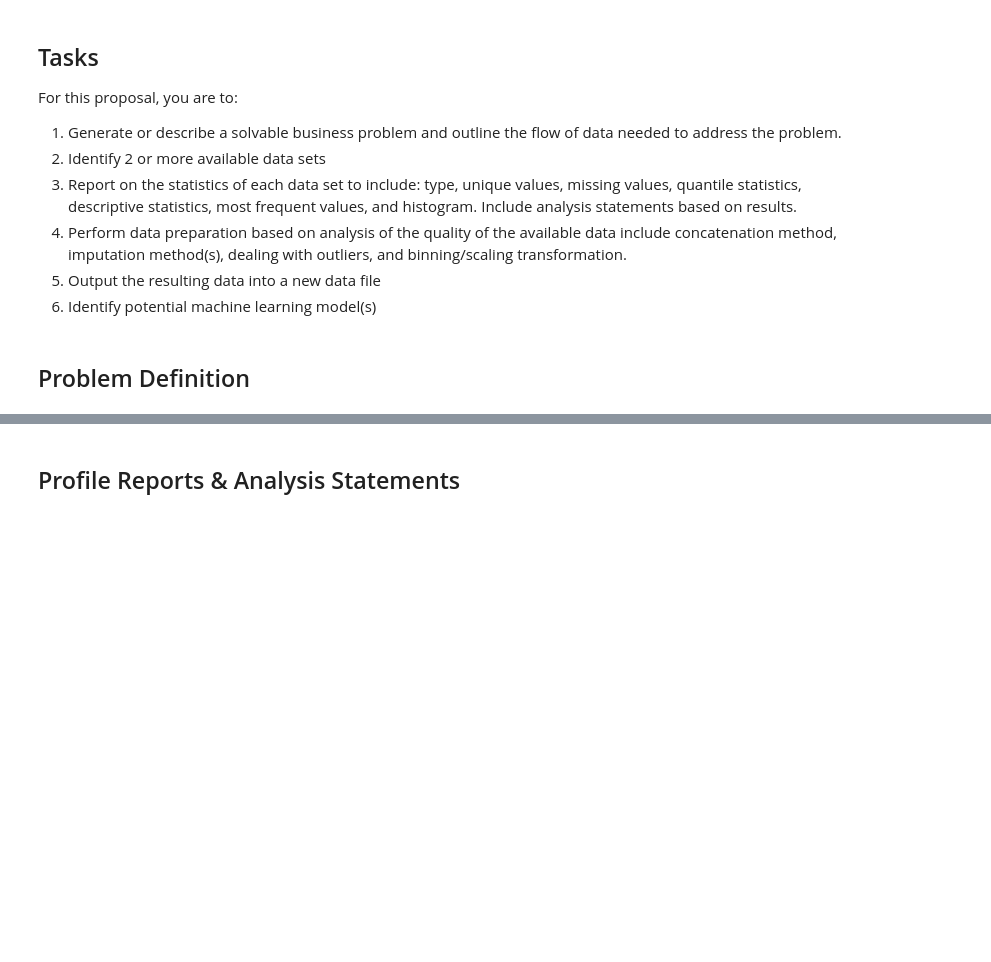
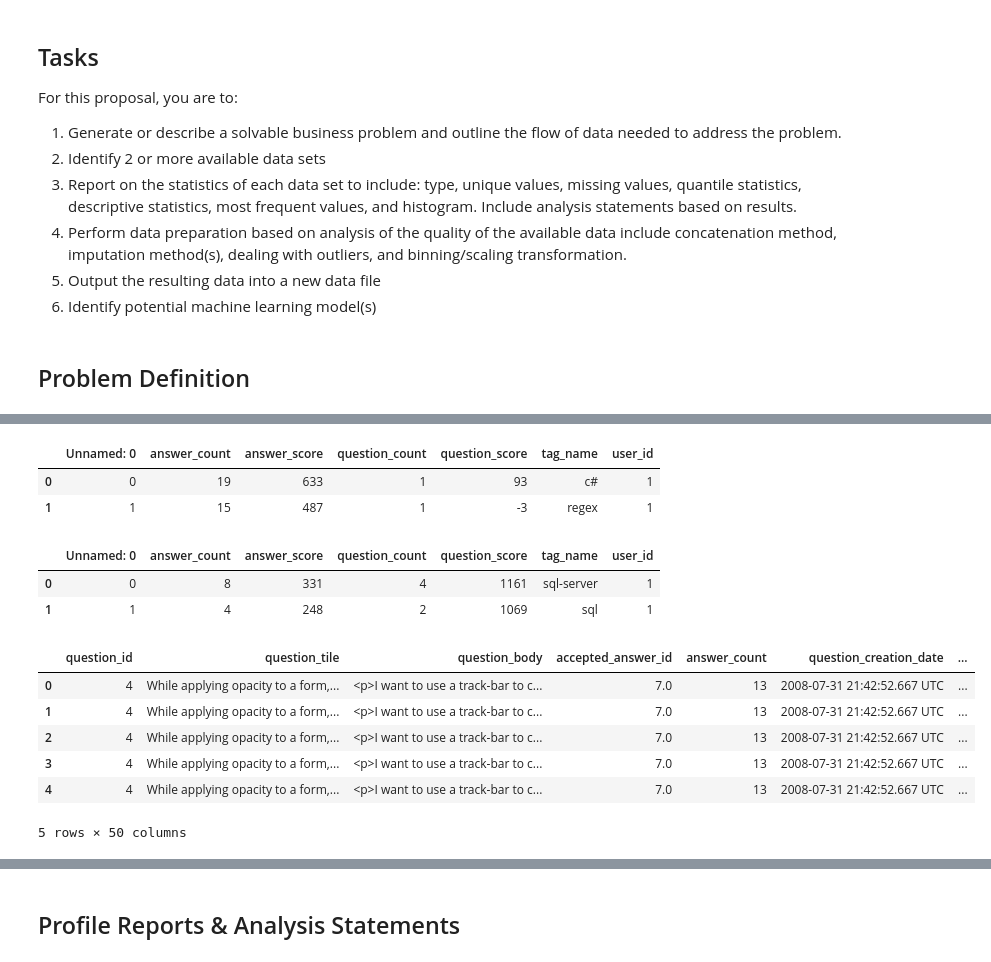
Before and after one commit to dparks-seattletimes/DATASCI420-milestone, a Jupyter notebook: Studentname-M01-Capstone-Proposal.ipynb, the cells around one changed output, grey strips where cells are left out. Drawn from its saved outputs; the diff is of its cells as text; code cells hidden in the pictures; blank space fills up the shorter version.

```diff
--- a/Studentname-M01-Capstone-Proposal.ipynb
+++ b/Studentname-M01-Capstone-Proposal.ipynb
@@ -61,0 +100,27 @@ question_data = "https://storage.googleapis.com/stackex/top_questions_tags.csv"
+# %%
+# Preview Answer Data
+# print(df_ans.dtypes)
+df_ans.head(2)
+# %% [output]
+|  | Unnamed: 0 | answer_count | answer_score | question_count | question_score | tag_name | user_id |
+| 0 | 0 | 19 | 633 | 1 | 93 | c# | 1 |
+| 1 | 1 | 15 | 487 | 1 | -3 | regex | 1 |
+# %%
+# Preview Question Data
+# print(df_question.dtypes)
+df_question.head(2)
+# %% [output]
+|  | Unnamed: 0 | answer_count | answer_score | question_count | question_score | tag_name | user_id |
+| 0 | 0 | 8 | 331 | 4 | 1161 | sql-server | 1 |
+| 1 | 1 | 4 | 248 | 2 | 1069 | sql | 1 |
+# %%
+answers = pd.merge(df_bq, df_user, on='user_id', how='left')
+answers.head()
+# %% [output]
+|  | question_id | question_tile | question_body | accepted_answer_id | answer_count | question_creation_date | ... |
+| 0 | 4 | While applying opacity to a form,... | <p>I want to use a track-bar to c... | 7.0 | 13 | 2008-07-31 21:42:52.667 UTC | ... |
+| 1 | 4 | While applying opacity to a form,... | <p>I want to use a track-bar to c... | 7.0 | 13 | 2008-07-31 21:42:52.667 UTC | ... |
+| 2 | 4 | While applying opacity to a form,... | <p>I want to use a track-bar to c... | 7.0 | 13 | 2008-07-31 21:42:52.667 UTC | ... |
+| 3 | 4 | While applying opacity to a form,... | <p>I want to use a track-bar to c... | 7.0 | 13 | 2008-07-31 21:42:52.667 UTC | ... |
+| 4 | 4 | While applying opacity to a form,... | <p>I want to use a track-bar to c... | 7.0 | 13 | 2008-07-31 21:42:52.667 UTC | ... |
+5 rows × 50 columns
```
Also changed, not shown: parts of 15 cells of this notebook.
